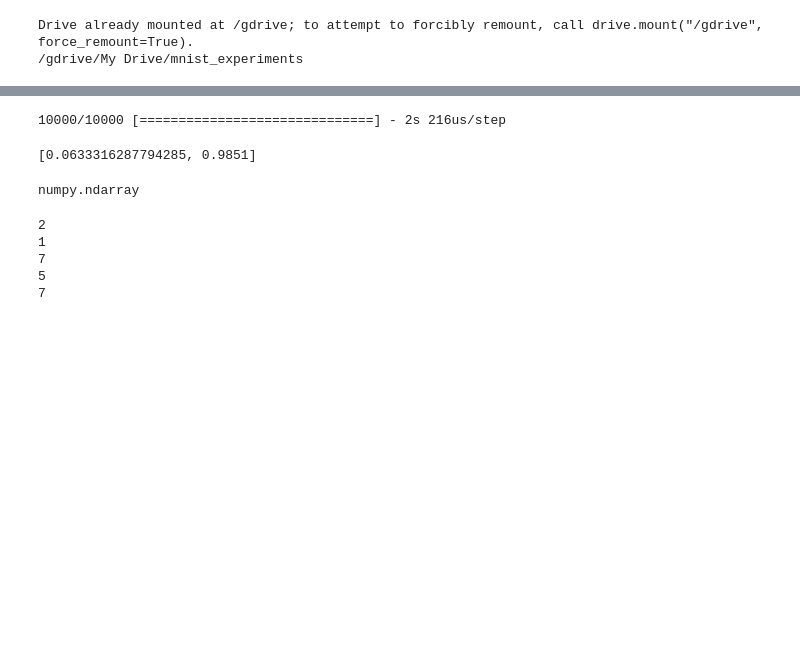
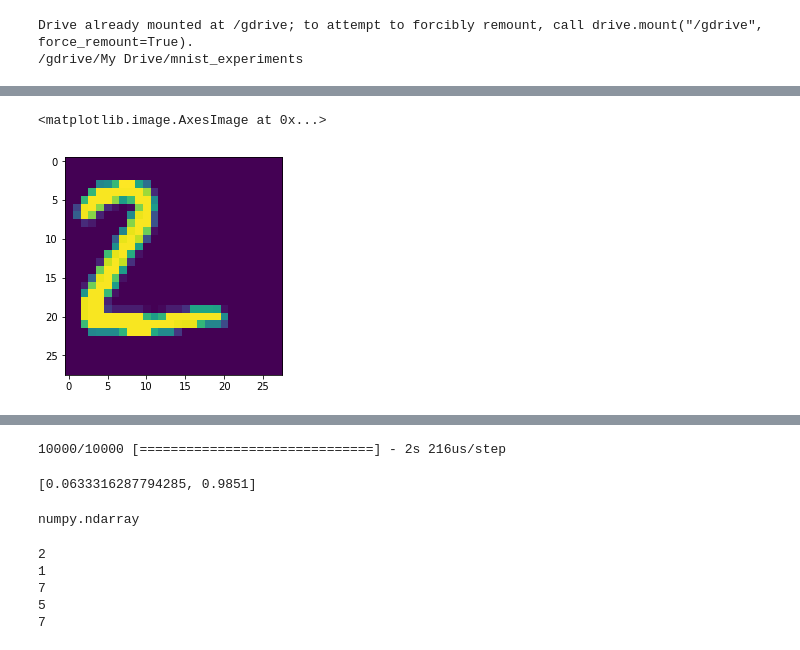
Before and after one commit to sirivellamadhu/mnist_experiments, a Jupyter notebook: modify_pixel_values_and_test.ipynb, the cells around one changed output, grey strips where cells are left out. Cells and saved outputs as stored; diff of their text form; code cells hidden in the pictures; blank space fills up the shorter version.

```diff
--- a/modify_pixel_values_and_test.ipynb
+++ b/modify_pixel_values_and_test.ipynb
@@ -169,0 +177,5 @@ x_two = np.array([ [ [  0,   0,   0,   0,   0,   0,   0,   0,   0,   0,   0,   0
+# %%
+plt.imshow(x_two[1])
+# %% [output]
+<matplotlib.image.AxesImage at 0x...>
+[figure, added]
```
Also changed, not shown: parts of 6 cells of this notebook.
